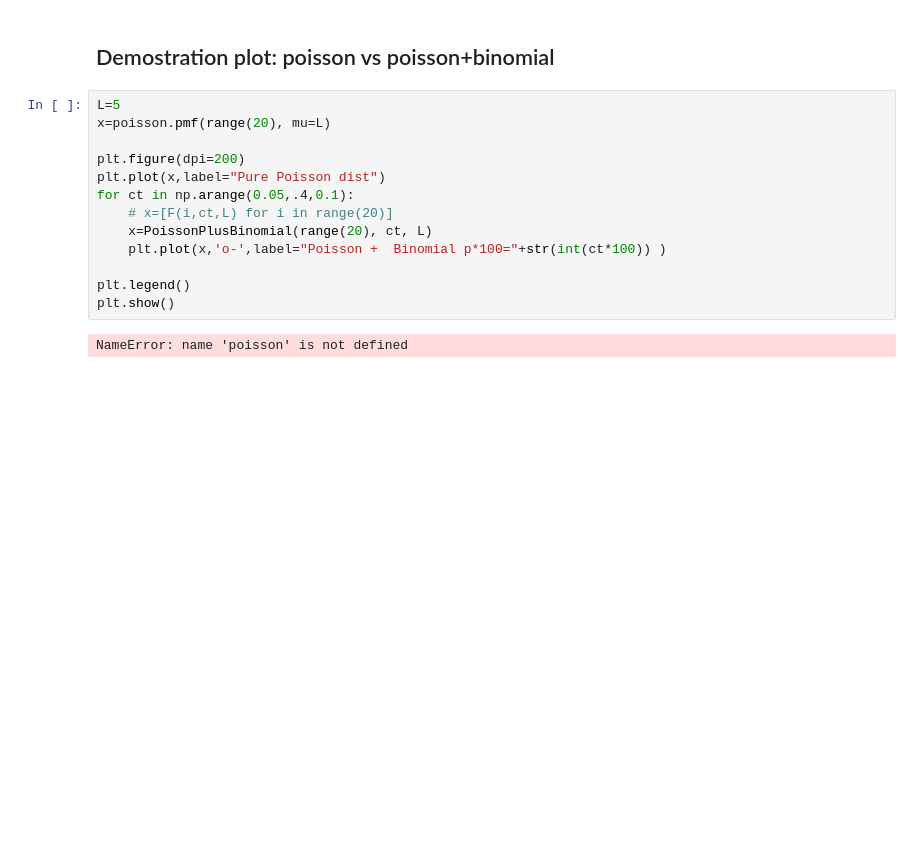
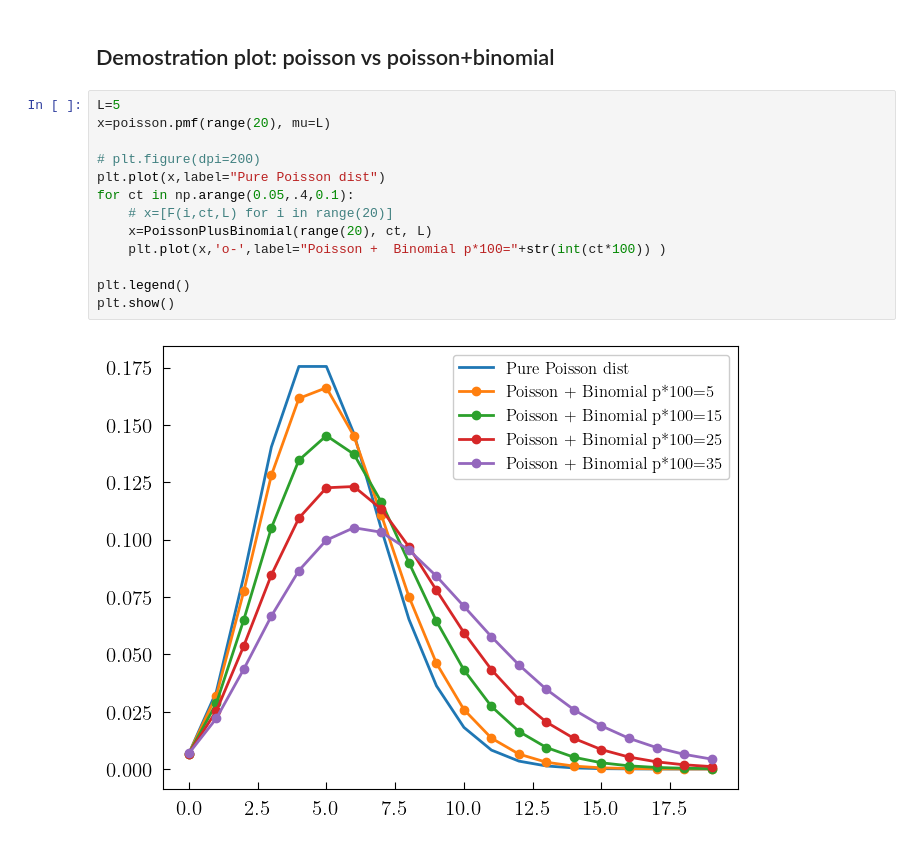
Before and after one commit to CIEMAT-Neutrino/SCINT, a Jupyter notebook: 00TUTORIAL/07Cross-talk.ipynb, the cells around one changed output. Cells and saved outputs as stored; diff of their text form; blank space fills up the shorter version.

```diff
--- a/00TUTORIAL/07Cross-talk.ipynb
+++ b/00TUTORIAL/07Cross-talk.ipynb
@@ -157,15 +156,15 @@ NameError: name 'Bins' is not defined
 # %%
 L=5
 x=poisson.pmf(range(20), mu=L)
 
-plt.figure(dpi=200)
+# plt.figure(dpi=200)
 plt.plot(x,label="Pure Poisson dist")
 for ct in np.arange(0.05,.4,0.1):
     # x=[F(i,ct,L) for i in range(20)]
     x=PoissonPlusBinomial(range(20), ct, L)
     plt.plot(x,'o-',label="Poisson +  Binomial p*100="+str(int(ct*100)) )
 
 plt.legend()
 plt.show()
 # %% [output]
-NameError: name 'poisson' is not defined
+[figure, added]
```
Also changed, not shown: parts of 1 cell of this notebook, 4 other files.
